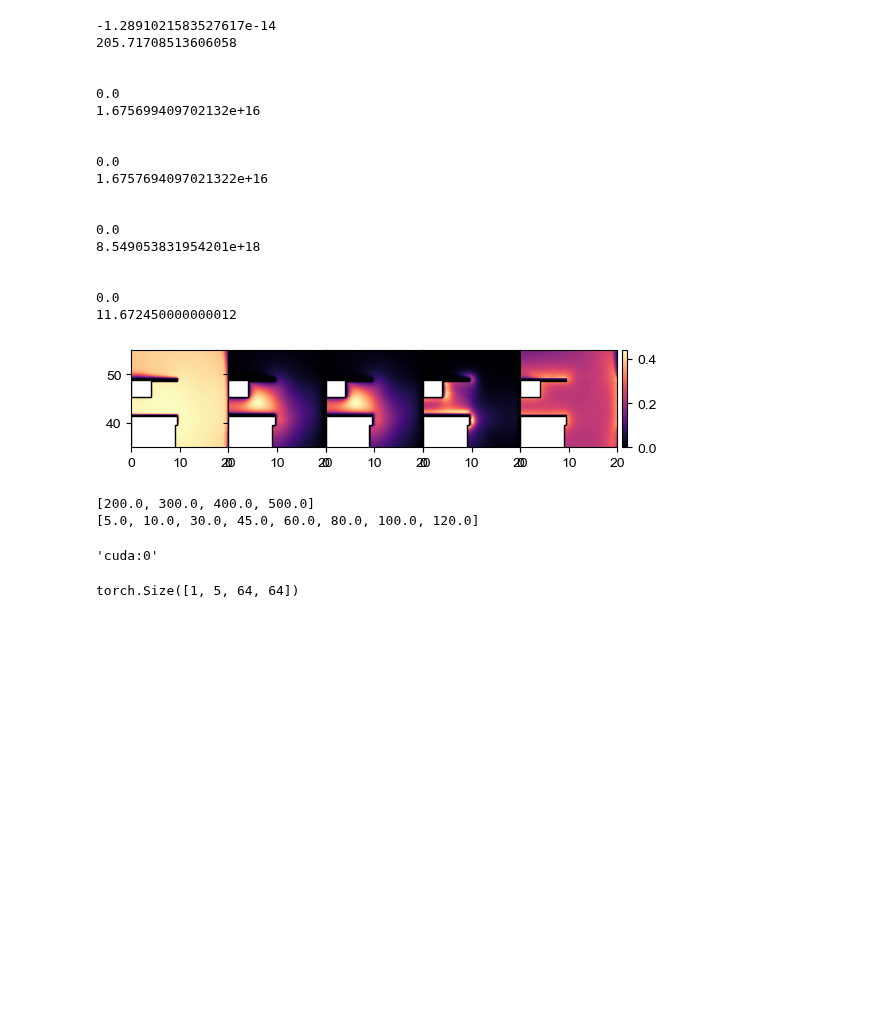
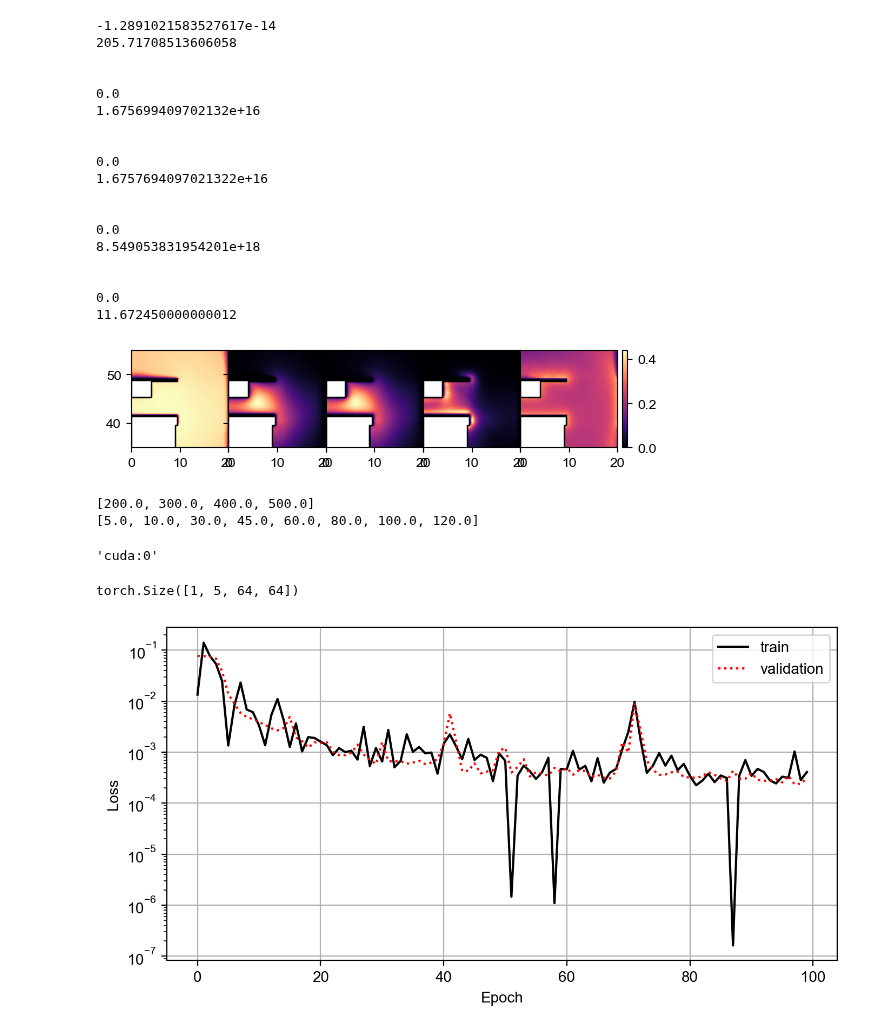
Before and after one commit to jarltc/2d-discharge-nn, a Jupyter notebook: torch/ae_epoch.ipynb, the cells around one changed output. Saved outputs shown, nothing was run; the diff lists cells and outputs as text; code cells hidden in the pictures; blank space fills up the shorter version.

Commit message:
final train complete

```diff
--- a/torch/ae_epoch.ipynb
+++ b/torch/ae_epoch.ipynb
@@ -236,13 +236,13 @@ for vp in vps:
     image = get_dataset(vp[0], vp[1])  # load data
     image = minmax_scale(downscale(crop(image), 64))  # crop, downscale, minmax
     if vp == test_pair:  # test set
-        test_image = torch.tensor(np.expand_dims(image, axis=0), device=device) # convert to tensor
+        test_image = torch.tensor(np.expand_dims(image, axis=0), dtype=torch.float32, device=device) # convert to tensor
     elif vp == validation_pair:  # validation set
-        val_image = torch.tensor(np.expand_dims(image, axis=0), device=device)
+        val_image = torch.tensor(np.expand_dims(image, axis=0), dtype=torch.float32, device=device)
     else:
         train_images.append(image)
 
-train_set = torch.tensor(np.stack(train_images), device=device)
+train_set = torch.tensor(np.stack(train_images), dtype=torch.float32, device=device)
 # %%
 test_image.size()
 # %% [output]
@@ -254,7 +254,7 @@ dataset = TensorDataset(train_set)
 trainloader = DataLoader(dataset, batch_size=1, shuffle=True)
 # %%
 # training hyperparameters
-conf_dict = {'epochs':100, 'learning_rate':1e-3}
+conf_dict = {'epochs':10000, 'learning_rate':1e-3}
 # %%
 from autoencoder_classes import A64_6
 import torch.nn as nn
@@ -271,7 +271,7 @@ epoch_validation = []
 epoch_times = []
 loop = tqdm(range(epochs), desc='Training...', unit='epoch', colour='#7dc4e4')
 
-train_start = time.time()
+train_start = time.perf_counter()
 for epoch in loop:
     # loop = tqdm(trainloader)
     epoch_start = time.time()
@@ -292,16 +292,39 @@ for epoch in loop:
         loop.set_description(f"Epoch {epoch+1}/{epochs}")
 
     with torch.no_grad():
-        val_loss = criterion(model(val), val).item()
+        val_loss = criterion(model(val_image), val_image).item()
 
     epoch_validation.append(val_loss)
     epoch_loss.append(running_loss)
     epoch_end = time.time()
     epoch_times.append(time.time()-epoch_start)
 
-    if (epoch+1) % epochs == 0:
-        # save model every 10 epochs (so i dont lose all training progress in case i do something unwise)
-        # pytorch checkpoints
-        torch.save(model.state_dict(), out_dir/f'{name}')
+    # if (epoch+1) % epochs == 0:
+    #     # save model every 10 epochs (so i dont lose all training progress in case i do something unwise)
+    #     # pytorch checkpoints
+    #     torch.save(model.state_dict(), out_dir/f'{name}')
 
-train_end = time.time()
+train_end = time.perf_counter()
+print(f'training finished in {train_end-train_start} s')
+# %%
+def plot_train_loss(losses, validation_losses=None, out_dir=None):  # TODO: move to plot module
+
+    losses = np.array(losses)
+    fig, ax = plt.subplots(figsize=(10,4), dpi=200)
+    ax.set_yscale('log')
+    ax.plot(losses, c='k', label='train')
+
+    if validation_losses is not None:
+        ax.plot(validation_losses, c='r', ls=':', label='validation')
+        ax.legend()
+
+    ax.set_xlabel('Epoch')
+    ax.set_ylabel('Loss')
+    ax.grid()
+
+    if out_dir is not None:
+      fig.savefig(out_dir/'train_loss.png')
+# %%
+plot_train_loss(epoch_loss, epoch_validation)
+# %% [output]
+[figure, added]
```
Also changed, not shown: parts of 1 cell of this notebook.
